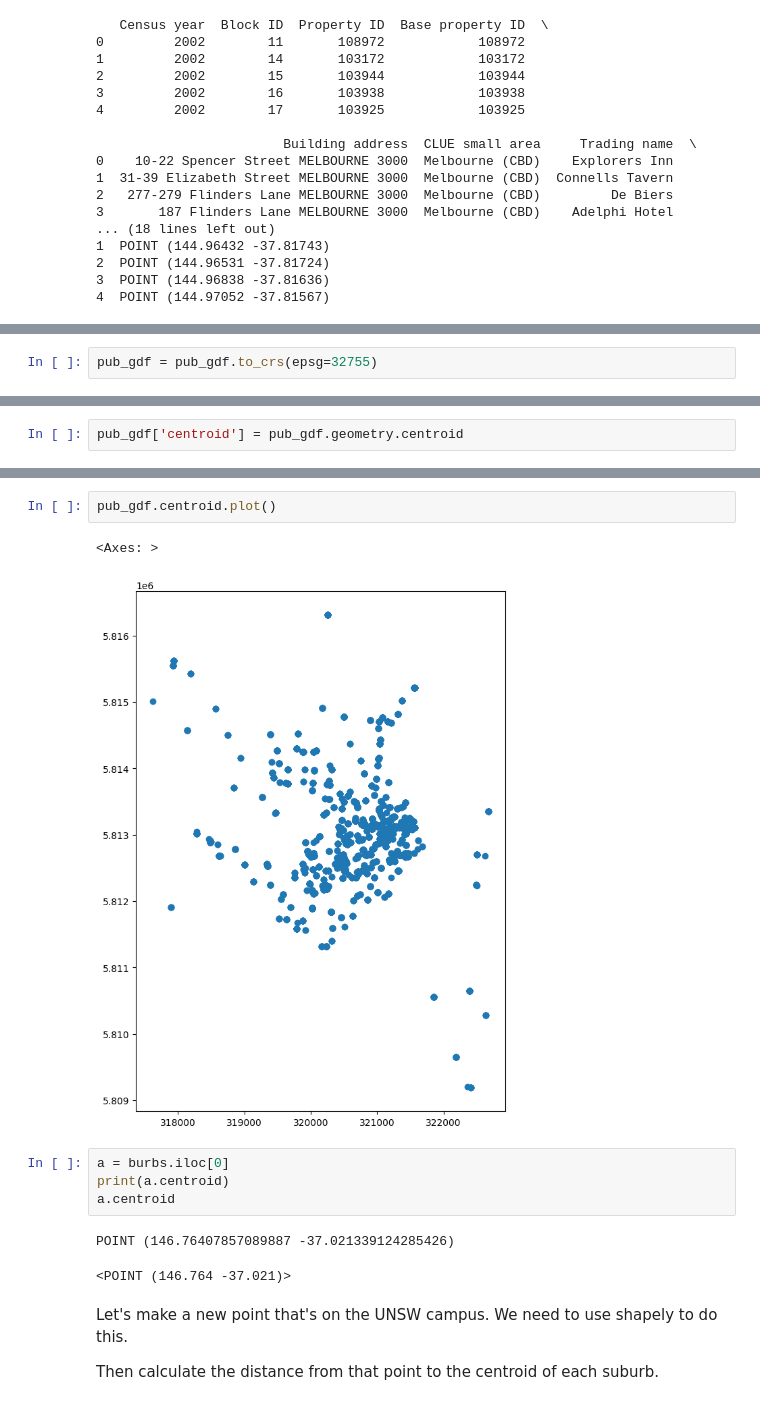
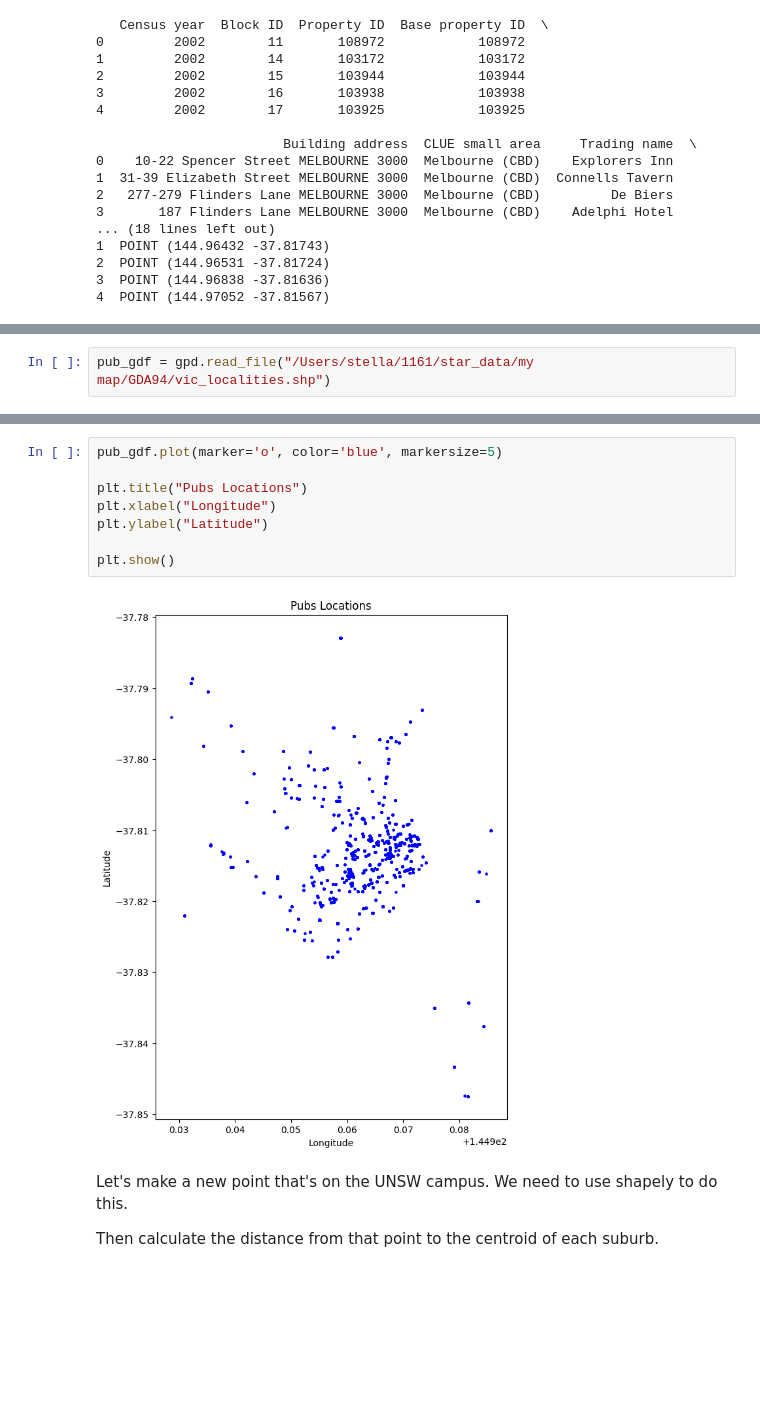
Before and after one commit to 79Stellaa/star_data, a Jupyter notebook: my map copy.ipynb, the cells around one changed output, grey strips where cells are left out. Saved outputs shown, nothing was run; the diff lists cells and outputs as text; blank space fills up the shorter version.

```diff
--- a/my map copy.ipynb
+++ b/my map copy.ipynb
@@ -259 +230,3 @@ else:
+# %%
+pub_gdf = gpd.read_file("/Users/stella/1161/star_data/my map/GDA94/vic_localities.shp")
 # %%
@@ -281,2 +235,0 @@ burbs = burbs.to_crs(epsg=32755)
-# %%
-pub_gdf = pub_gdf.to_crs(epsg=32755)
@@ -291,2 +235,0 @@ Index: []
-# %%
-pub_gdf['centroid'] = pub_gdf.geometry.centroid
@@ -304,15 +236,13 @@ plt.show()
-# %%
-pub_gdf.centroid.plot()
-# %% [output]
-<Axes: >
-[figure, removed]
-# %%
-a = burbs.iloc[0]
-print(a.centroid)
-a.centroid
-# %% [output]
-POINT (146.76407857089887 -37.021339124285426)
-<POINT (146.764 -37.021)>
+# %%
+pub_gdf.plot(marker='o', color='blue', markersize=5)
+
+plt.title("Pubs Locations")
+plt.xlabel("Longitude")
+plt.ylabel("Latitude")
+
+plt.show()
+# %% [output]
+[figure, added]
 # %% [markdown]
 Let's make a new point that's on the UNSW campus. We need to use shapely to do this.
 
```
Also changed, not shown: parts of 24 cells of this notebook.
